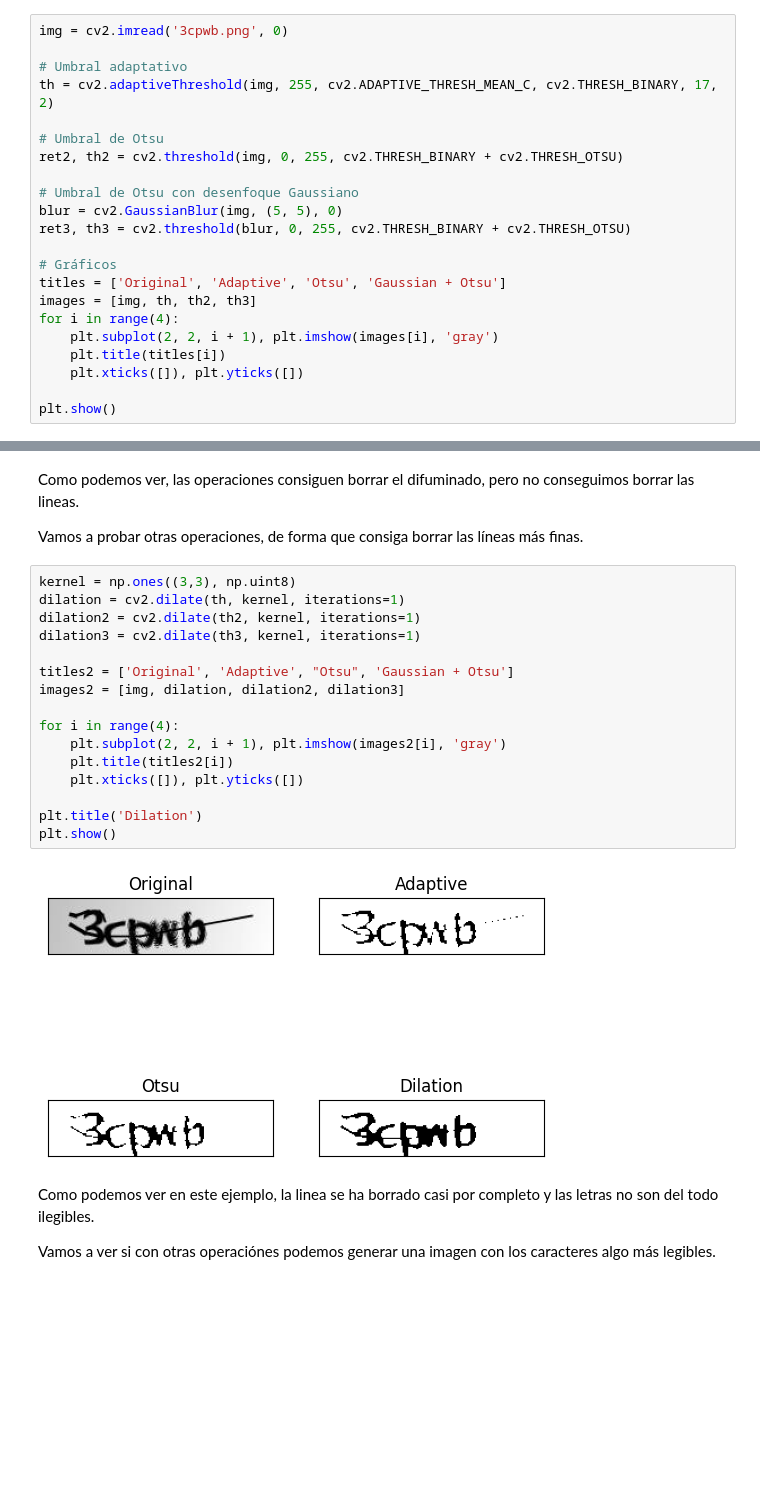
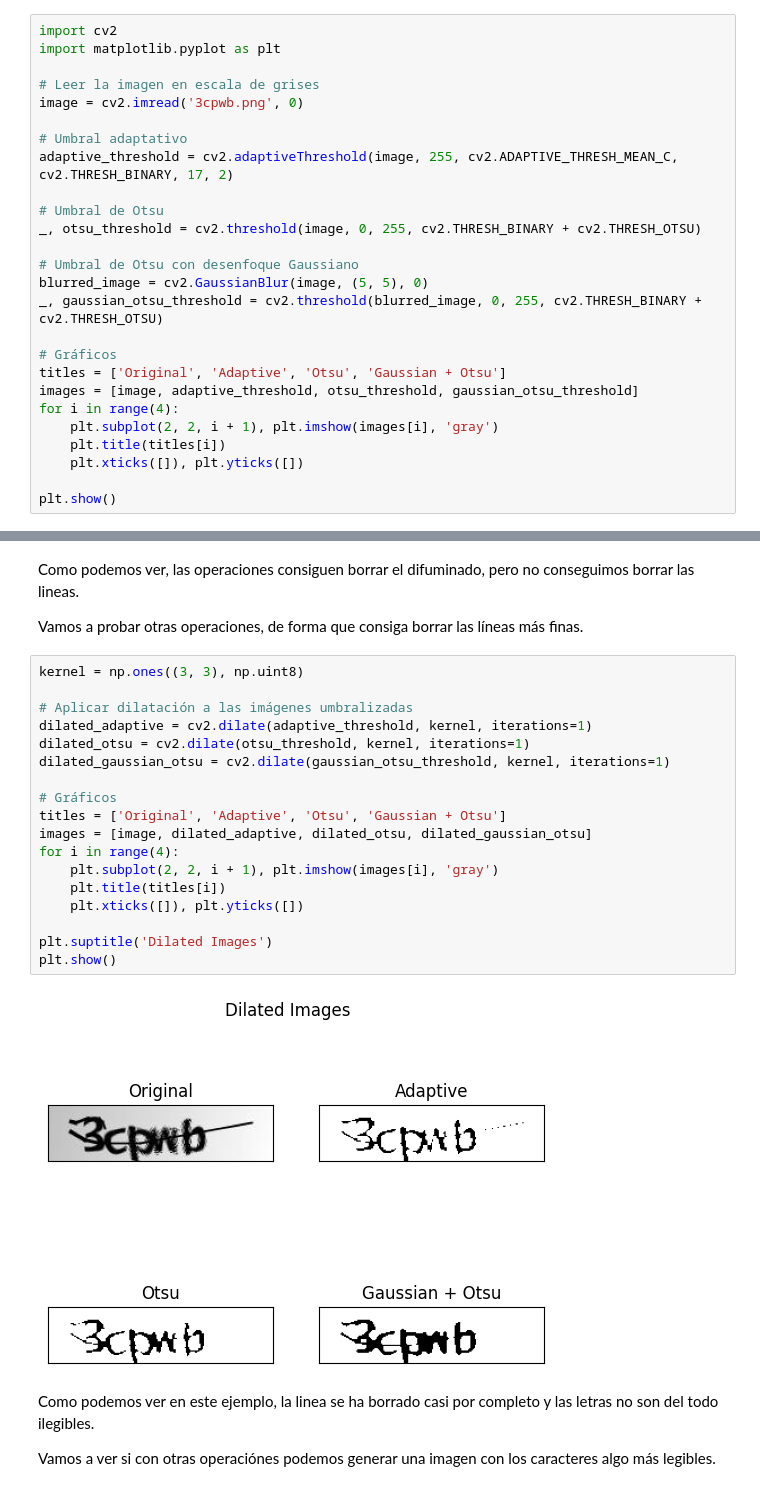
Before and after one commit to cabamarcos/Captcha_recognition, a Jupyter notebook: IAO.ipynb, the cells around one changed output, grey strips where cells are left out. Saved outputs shown, nothing was run; the diff lists cells and outputs as text; blank space fills up the shorter version.

Commit message:
Análisis visual completo

```diff
--- a/IAO.ipynb
+++ b/IAO.ipynb
@@ -153,21 +153,25 @@ En este apartado, vamos a intentar mostrar lo que vamos a realizar en el siguien
 
 Según podemos ver, nuestras imágenes tienen una linea que corta a la mayoría de caracteres, además, vemos que algunos caracteres están algo difuminados y distorsionados. Vamos a intentar eliminar la línea mediante operaciones en la imagen.
 # %%
-img = cv2.imread('3cpwb.png', 0)
+import cv2
+import matplotlib.pyplot as plt
+
+# Leer la imagen en escala de grises
+image = cv2.imread('3cpwb.png', 0)
 
 # Umbral adaptativo
-th = cv2.adaptiveThreshold(img, 255, cv2.ADAPTIVE_THRESH_MEAN_C, cv2.THRESH_BINARY, 17, 2)
+adaptive_threshold = cv2.adaptiveThreshold(image, 255, cv2.ADAPTIVE_THRESH_MEAN_C, cv2.THRESH_BINARY, 17, 2)
 
 # Umbral de Otsu
-ret2, th2 = cv2.threshold(img, 0, 255, cv2.THRESH_BINARY + cv2.THRESH_OTSU)
+_, otsu_threshold = cv2.threshold(image, 0, 255, cv2.THRESH_BINARY + cv2.THRESH_OTSU)
 
 # Umbral de Otsu con desenfoque Gaussiano
-blur = cv2.GaussianBlur(img, (5, 5), 0)
-ret3, th3 = cv2.threshold(blur, 0, 255, cv2.THRESH_BINARY + cv2.THRESH_OTSU)
+blurred_image = cv2.GaussianBlur(image, (5, 5), 0)
+_, gaussian_otsu_threshold = cv2.threshold(blurred_image, 0, 255, cv2.THRESH_BINARY + cv2.THRESH_OTSU)
 
 # Gráficos
 titles = ['Original', 'Adaptive', 'Otsu', 'Gaussian + Otsu']
-images = [img, th, th2, th3]
+images = [image, adaptive_threshold, otsu_threshold, gaussian_otsu_threshold]
 for i in range(4):
     plt.subplot(2, 2, i + 1), plt.imshow(images[i], 'gray')
     plt.title(titles[i])
@@ -181,23 +185,25 @@ Como podemos ver, las operaciones consiguen borrar el difuminado, pero no conseg
 
 Vamos a probar otras operaciones, de forma que consiga borrar las líneas más finas.
 # %%
-kernel = np.ones((3,3), np.uint8)
-dilation = cv2.dilate(th, kernel, iterations=1)
-dilation2 = cv2.dilate(th2, kernel, iterations=1)
-dilation3 = cv2.dilate(th3, kernel, iterations=1)
+kernel = np.ones((3, 3), np.uint8)
 
-titles2 = ['Original', 'Adaptive', "Otsu", 'Gaussian + Otsu']
-images2 = [img, dilation, dilation2, dilation3]
+# Aplicar dilatación a las imágenes umbralizadas
+dilated_adaptive = cv2.dilate(adaptive_threshold, kernel, iterations=1)
+dilated_otsu = cv2.dilate(otsu_threshold, kernel, iterations=1)
+dilated_gaussian_otsu = cv2.dilate(gaussian_otsu_threshold, kernel, iterations=1)
 
+# Gráficos
+titles = ['Original', 'Adaptive', 'Otsu', 'Gaussian + Otsu']
+images = [image, dilated_adaptive, dilated_otsu, dilated_gaussian_otsu]
 for i in range(4):
-    plt.subplot(2, 2, i + 1), plt.imshow(images2[i], 'gray')
-    plt.title(titles2[i])
+    plt.subplot(2, 2, i + 1), plt.imshow(images[i], 'gray')
+    plt.title(titles[i])
     plt.xticks([]), plt.yticks([])
 
-plt.title('Dilation')
+plt.suptitle('Dilated Images')
 plt.show()
 # %% [output]
-[figure, old version]
+[figure, new version]
 # %% [markdown]
 Como podemos ver en este ejemplo, la linea se ha borrado casi por completo y las letras no son del todo ilegibles.
 
```
Also changed, not shown: parts of 3 cells of this notebook.
